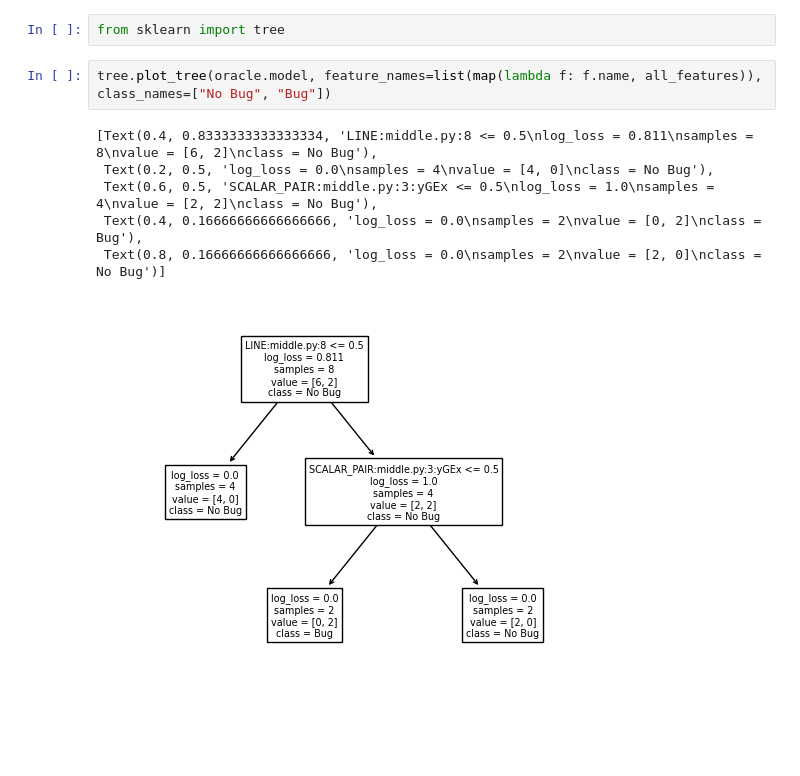
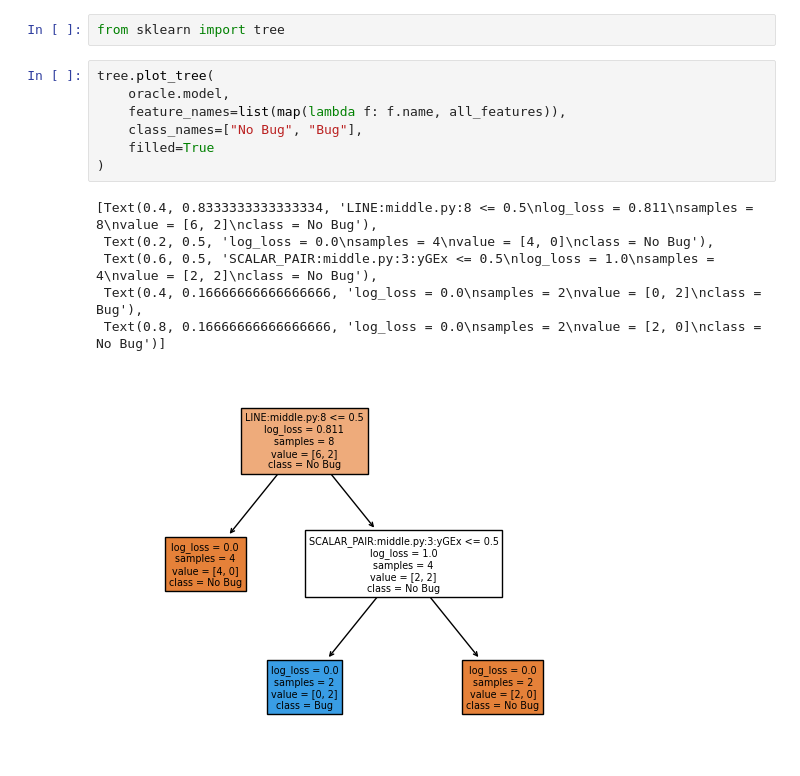
Before and after one commit to smythi93/bashiri, a Jupyter notebook: example.ipynb, the cells around one changed output. Drawn from its saved outputs; the diff is of its cells as text; blank space fills up the shorter version.

```diff
--- a/example.ipynb
+++ b/example.ipynb
@@ -109,11 +109,16 @@ all_features[93], all_features[58]
 # %%
 from sklearn import tree
 # %%
-tree.plot_tree(oracle.model, feature_names=list(map(lambda f: f.name, all_features)), class_names=["No Bug", "Bug"])
+tree.plot_tree(
+    oracle.model,
+    feature_names=list(map(lambda f: f.name, all_features)),
+    class_names=["No Bug", "Bug"],
+    filled=True
+)
 # %% [output]
 [Text(0.4, 0.8333333333333334, 'LINE:middle.py:8 <= 0.5\nlog_loss = 0.811\nsamples = 8\nvalue = [6, 2]\nclass = No Bug'),
  Text(0.2, 0.5, 'log_loss = 0.0\nsamples = 4\nvalue = [4, 0]\nclass = No Bug'),
  Text(0.6, 0.5, 'SCALAR_PAIR:middle.py:3:yGEx <= 0.5\nlog_loss = 1.0\nsamples = 4\nvalue = [2, 2]\nclass = No Bug'),
  Text(0.4, 0.16666666666666666, 'log_loss = 0.0\nsamples = 2\nvalue = [0, 2]\nclass = Bug'),
  Text(0.8, 0.16666666666666666, 'log_loss = 0.0\nsamples = 2\nvalue = [2, 0]\nclass = No Bug')]
-[figure, old version]
+[figure, new version]
```
Also changed, not shown: 15 other files.
